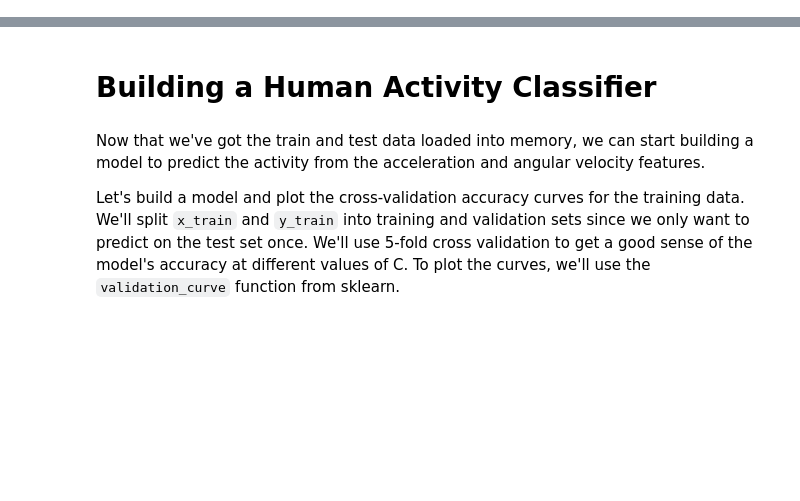
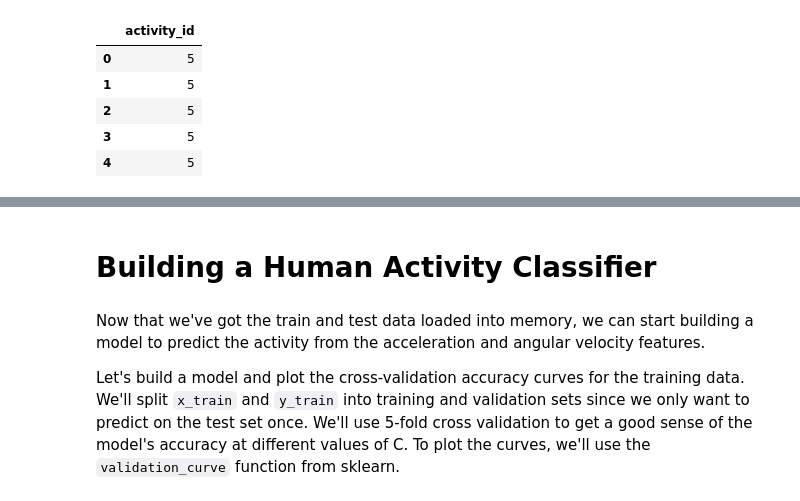
Before and after one commit to cbonoz/hackhlth, a Jupyter notebook: server/ml/activity_prediction.ipynb, the cells around one changed output, grey strips where cells are left out. Drawn from its saved outputs; the diff is of its cells as text; code cells hidden in the pictures; blank space fills up the shorter version.

```diff
--- a/server/ml/activity_prediction.ipynb
+++ b/server/ml/activity_prediction.ipynb
@@ -27 +77,12 @@ TypeError: data argument can't be an iterator
+# %%
+y_train = pd.read_table('/Users/cbuonocore/Downloads/HAPT Data Set/Train/y_train.txt',
+             header = None, sep = " ", names = ['activity_id'])
+y_train.head()
+# %% [output]
+|  | activity_id |
+| 0 | 5 |
+| 1 | 5 |
+| 2 | 5 |
+| 3 | 5 |
+| 4 | 5 |
 # %%
```
Also changed, not shown: parts of 13 cells of this notebook, 3 other files.
